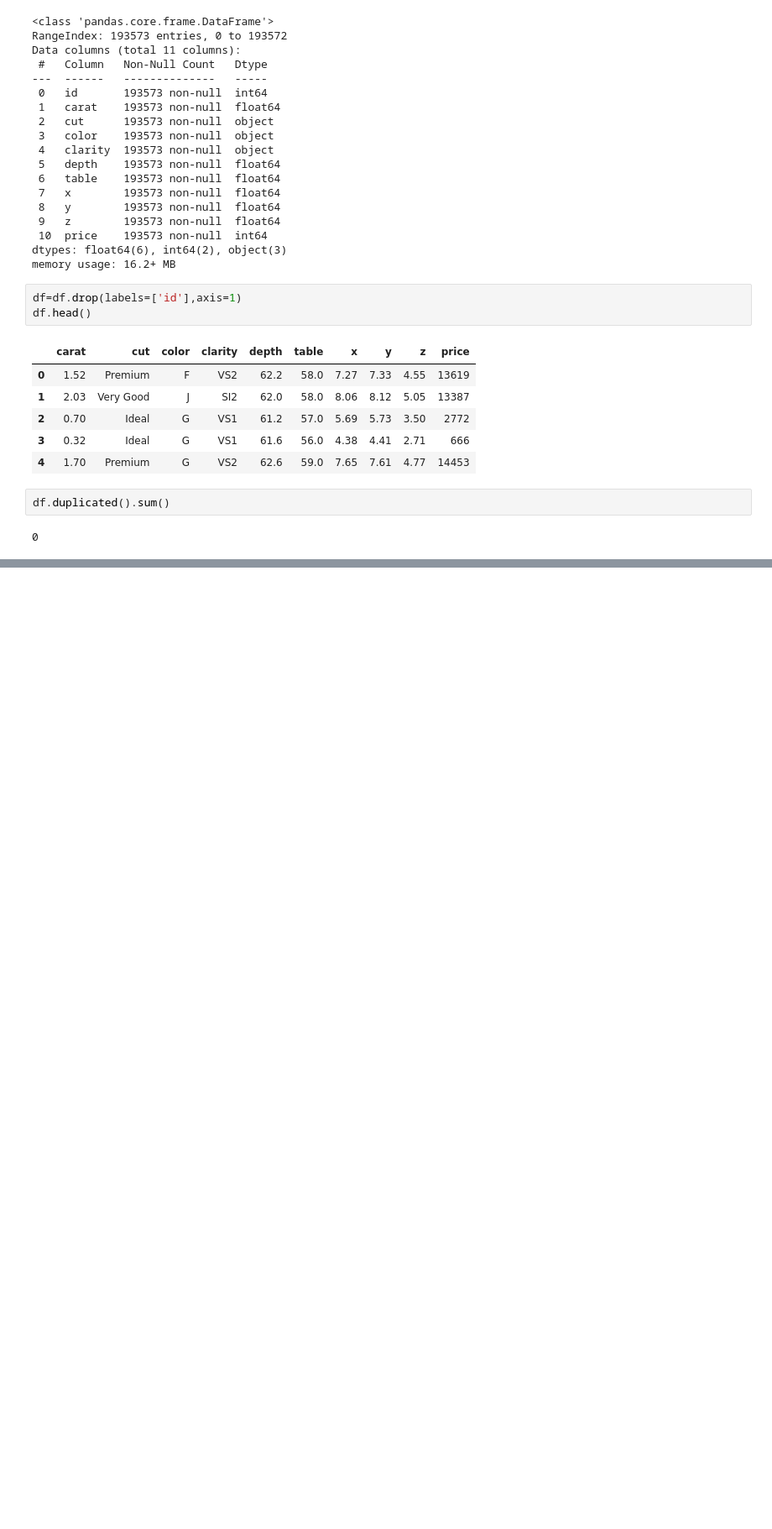
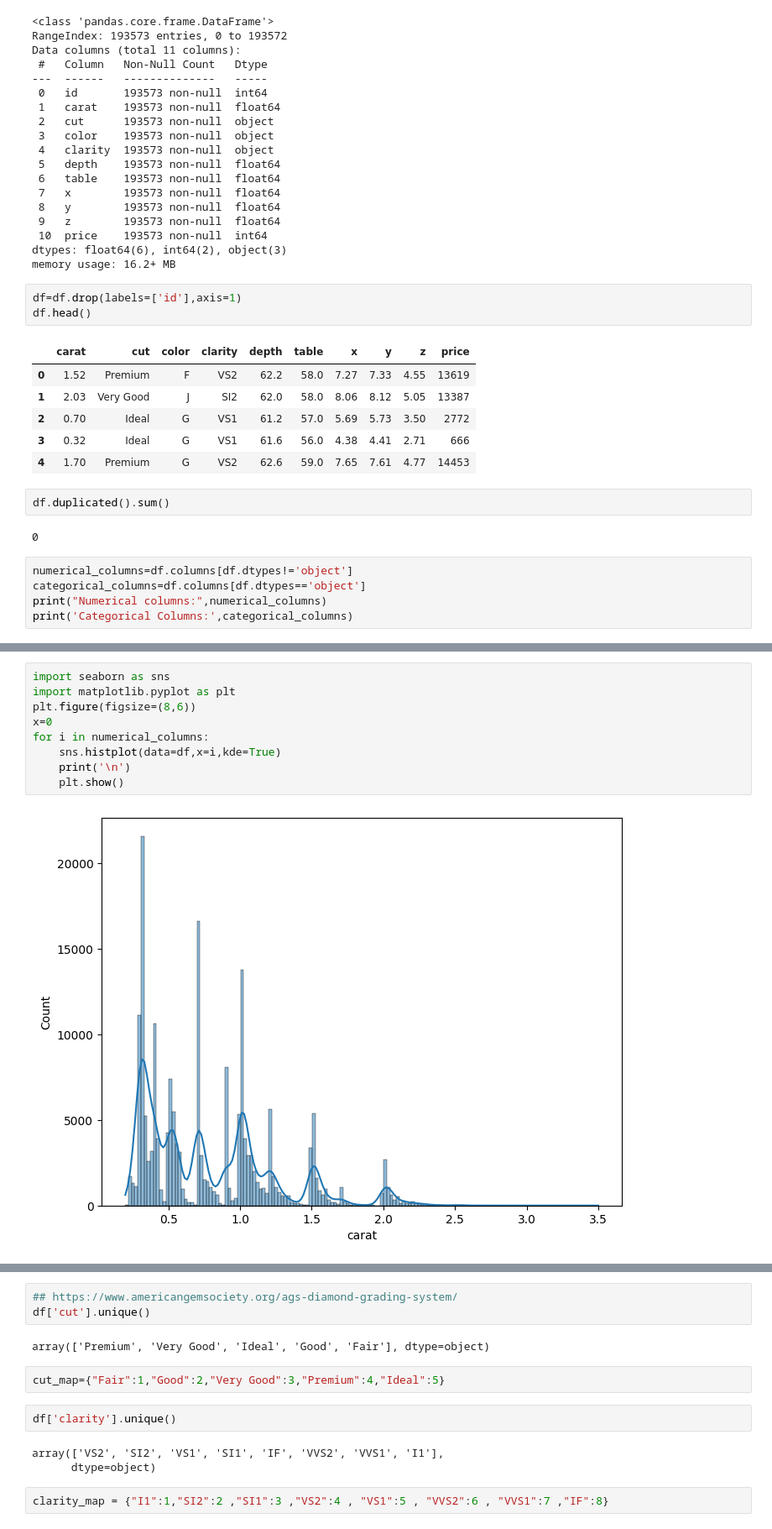
Before and after one commit to sauravanand123/Diamond_Price_Predict1, a Jupyter notebook: notebooks/EDA.ipynb, the cells around one changed output, grey strips where cells are left out. Shown: that part at 84% size. Saved outputs shown, nothing was run; the diff lists cells and outputs as text; blank space fills up the shorter version.

```diff
--- a/notebooks/EDA.ipynb
+++ b/notebooks/EDA.ipynb
@@ -60,3 +60,8 @@ df.head()
 df.duplicated().sum()
 # %% [output]
 0
+# %%
+numerical_columns=df.columns[df.dtypes!='object']
+categorical_columns=df.columns[df.dtypes=='object']
+print("Numerical columns:",numerical_columns)
+print('Categorical Columns:',categorical_columns)
@@ -62,0 +123,11 @@ df.duplicated().sum()
+# %%
+import seaborn as sns
+import matplotlib.pyplot as plt
+plt.figure(figsize=(8,6))
+x=0
+for i in numerical_columns:
+    sns.histplot(data=df,x=i,kde=True)
+    print('\n')
+    plt.show()
+# %% [output]
+[figure, added]
@@ -62,0 +140,14 @@ df.duplicated().sum()
+# %%
+## https://www.americangemsociety.org/ags-diamond-grading-system/
+df['cut'].unique()
+# %% [output]
+array(['Premium', 'Very Good', 'Ideal', 'Good', 'Fair'], dtype=object)
+# %%
+cut_map={"Fair":1,"Good":2,"Very Good":3,"Premium":4,"Ideal":5}
+# %%
+df['clarity'].unique()
+# %% [output]
+array(['VS2', 'SI2', 'VS1', 'SI1', 'IF', 'VVS2', 'VVS1', 'I1'],
+      dtype=object)
+# %%
+clarity_map = {"I1":1,"SI2":2 ,"SI1":3 ,"VS2":4 , "VS1":5 , "VVS2":6 , "VVS1":7 ,"IF":8}
```
Also changed, not shown: parts of 11 cells of this notebook, 5 other files.
